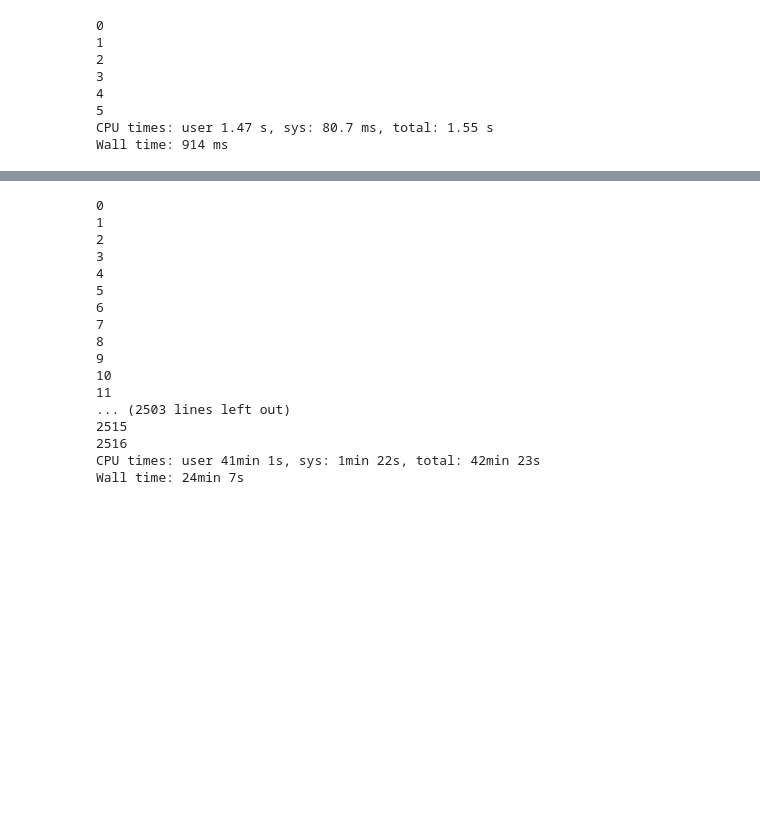
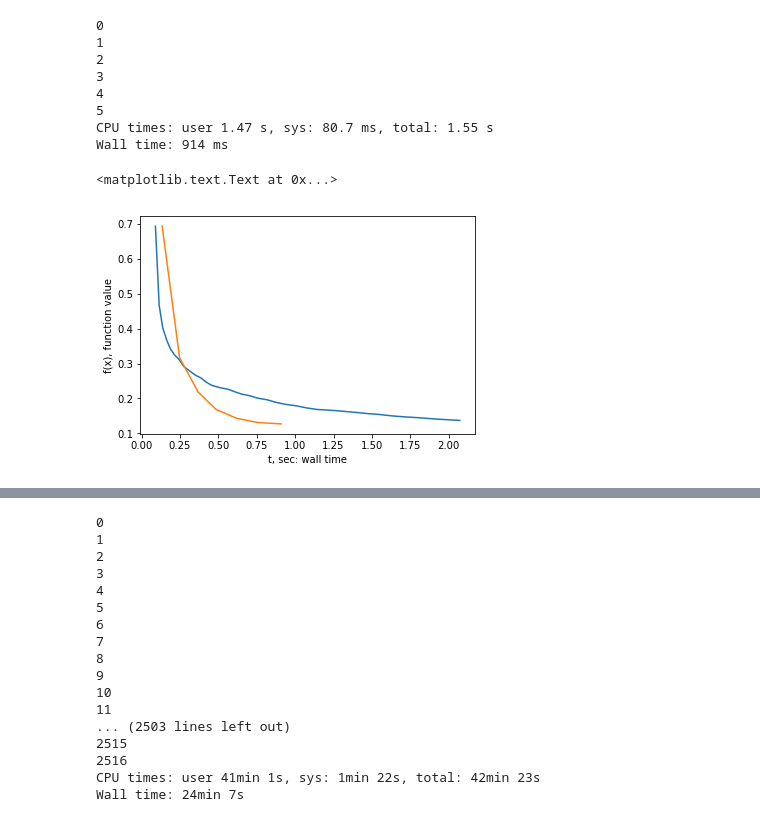
Before and after one commit to aksholokhov/mipt-momo-2017, a Jupyter notebook: task1/Experiments.ipynb, the cells around one changed output, grey strips where cells are left out. Saved outputs shown, nothing was run; the diff lists cells and outputs as text; code cells hidden in the pictures; blank space fills up the shorter version.

```diff
--- a/task1/Experiments.ipynb
+++ b/task1/Experiments.ipynb
@@ -268,3 +282,11 @@ x_n_w8a, message_n_w8a, history_n_w8a = newton(logreg_w8a, x0, trace=True)
 5
 CPU times: user 1.47 s, sys: 80.7 ms, total: 1.55 s
 Wall time: 914 ms
+# %%
+plot(history_g_w8a['time'], history_g_w8a['func'])
+plot(history_n_w8a['time'], history_n_w8a['func'])
+xlabel("t, sec: wall time")
+ylabel("f(x), function value")
+# %% [output]
+<matplotlib.text.Text at 0x...>
+[figure, added]
```
Also changed, not shown: parts of 14 cells of this notebook.
